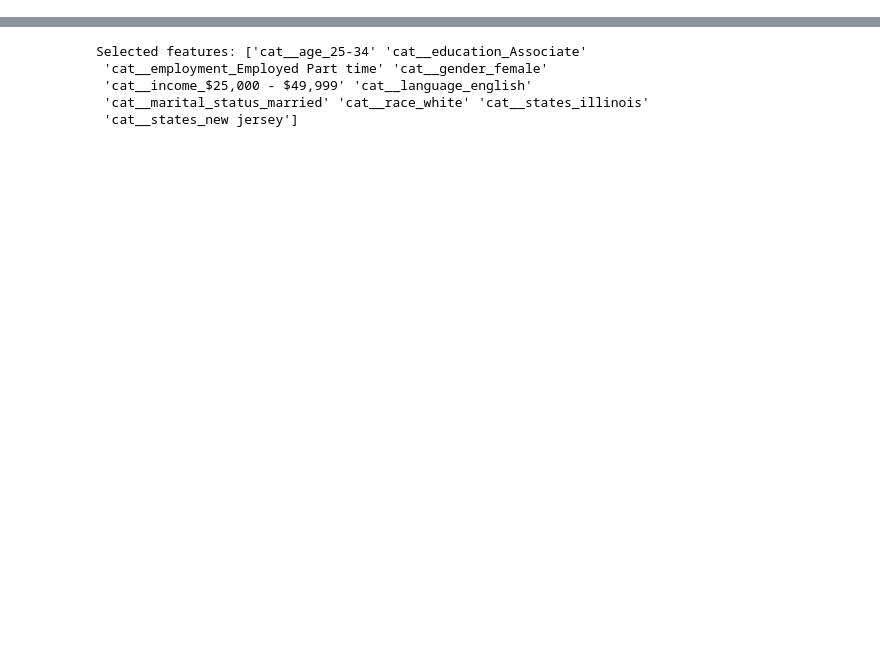
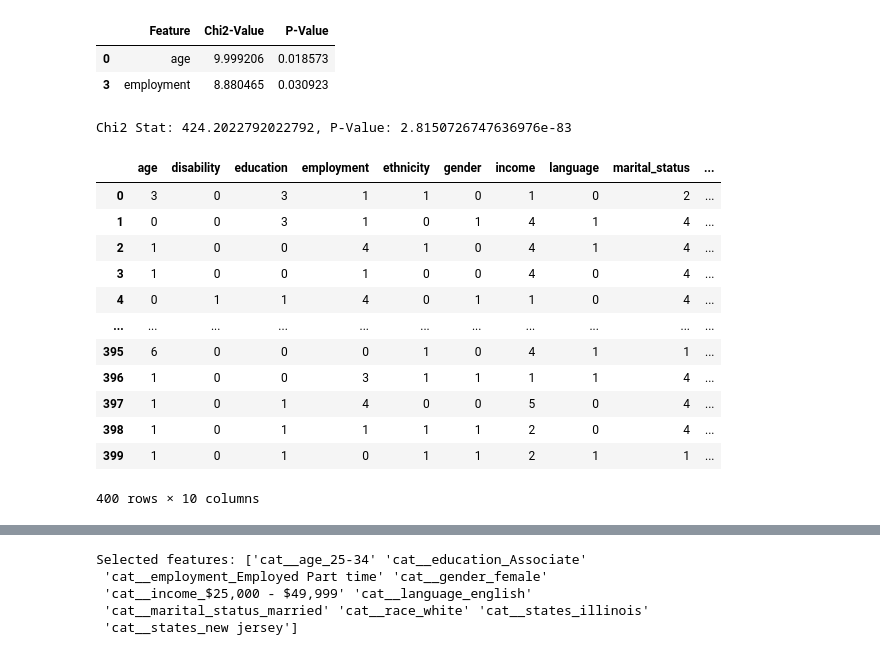
Before and after one commit to esoto15/research-summer-2024, a Jupyter notebook: feature-selection.ipynb, the cells around one changed output, grey strips where cells are left out. Saved outputs shown, nothing was run; the diff lists cells and outputs as text; code cells hidden in the pictures; blank space fills up the shorter version.

```diff
--- a/feature-selection.ipynb
+++ b/feature-selection.ipynb
@@ -18,0 +16,2 @@ Index(['age', 'gender', 'ethnicity', 'race', 'education', 'marital_status',
+# %%
+df.drop('states', axis=1, inplace=True)
@@ -34,0 +33,13 @@ from sklearn.pipeline import Pipeline
+# %%
+# Apply LabelEncoder to categorical columns
+label_encoders = {}
+for column in X.select_dtypes(include=['object']).columns:
+    le = LabelEncoder()
+    X[column] = le.fit_transform(X[column])
+    label_encoders[column] = le
+# %%
+# Apply OneHotEncoder to categorical columns
+encoder = OneHotEncoder(sparse_output=False, drop='first')
+X_encoded = encoder.fit_transform(X.select_dtypes(include=['object']))
+X_encoded_df = pd.DataFrame(X_encoded, columns=encoder.get_feature_names_out())
+X = pd.concat([X.drop(columns=X.select_dtypes(include=['object']).columns), X_encoded_df], axis=1)
@@ -34,0 +134,6 @@ from sklearn.pipeline import Pipeline
+# %%
+significant_features
+# %% [output]
+|  | Feature | Chi2-Value | P-Value |
+| 0 | age | 9.999206 | 0.018573 |
+| 3 | employment | 8.880465 | 0.030923 |
@@ -34,0 +149,29 @@ from sklearn.pipeline import Pipeline
+# %%
+# Example: Analyzing how a categorical feature distributes across clusters
+from scipy.stats import chi2_contingency
+
+# Create a contingency table
+contingency_table = pd.crosstab(clusters, X['age'])
+
+# Perform Chi-Square test
+chi2_stat, p_val, dof, expected = chi2_contingency(contingency_table)
+
+print(f"Chi2 Stat: {chi2_stat}, P-Value: {p_val}")
+# %% [output]
+Chi2 Stat: 424.2022792022792, P-Value: 2.8150726747636976e-83
+# %%
+X
+# %% [output]
+|  | age | disability | education | employment | ethnicity | gender | income | language | marital_status | ... |
+| 0 | 3 | 0 | 3 | 1 | 1 | 0 | 1 | 0 | 2 | ... |
+| 1 | 0 | 0 | 3 | 1 | 0 | 1 | 4 | 1 | 4 | ... |
+| 2 | 1 | 0 | 0 | 4 | 1 | 0 | 4 | 1 | 4 | ... |
+| 3 | 1 | 0 | 0 | 1 | 0 | 0 | 4 | 0 | 4 | ... |
+| 4 | 0 | 1 | 1 | 4 | 0 | 1 | 1 | 0 | 4 | ... |
+| ... | ... | ... | ... | ... | ... | ... | ... | ... | ... | ... |
+| 395 | 6 | 0 | 0 | 0 | 1 | 0 | 4 | 1 | 1 | ... |
+| 396 | 1 | 0 | 0 | 3 | 1 | 1 | 1 | 1 | 4 | ... |
+| 397 | 1 | 0 | 1 | 4 | 0 | 0 | 5 | 0 | 4 | ... |
+| 398 | 1 | 0 | 1 | 1 | 1 | 1 | 2 | 0 | 4 | ... |
+| 399 | 1 | 0 | 1 | 0 | 1 | 1 | 2 | 1 | 1 | ... |
+400 rows × 10 columns
```
Also changed, not shown: parts of 22 cells of this notebook, 1 other file.
